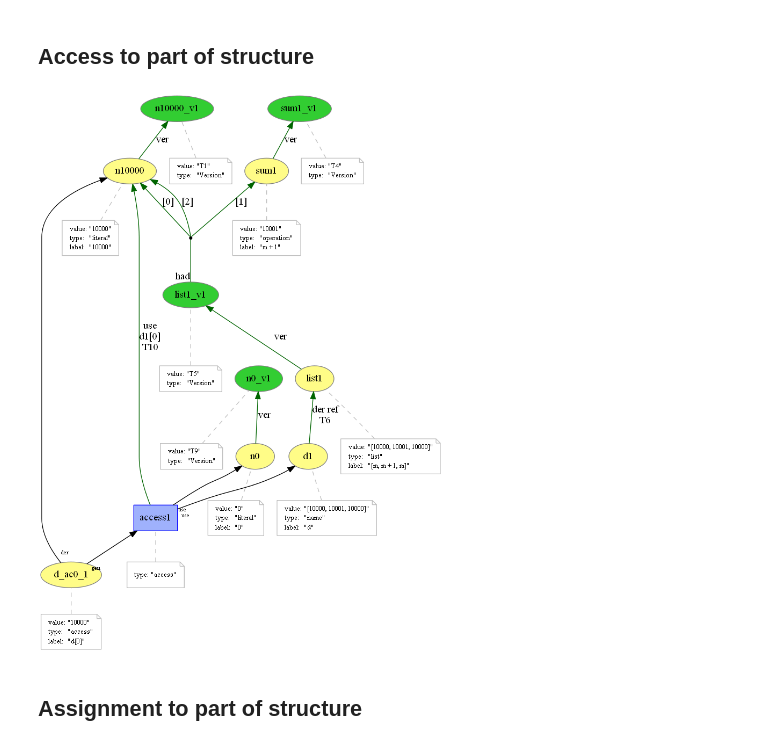
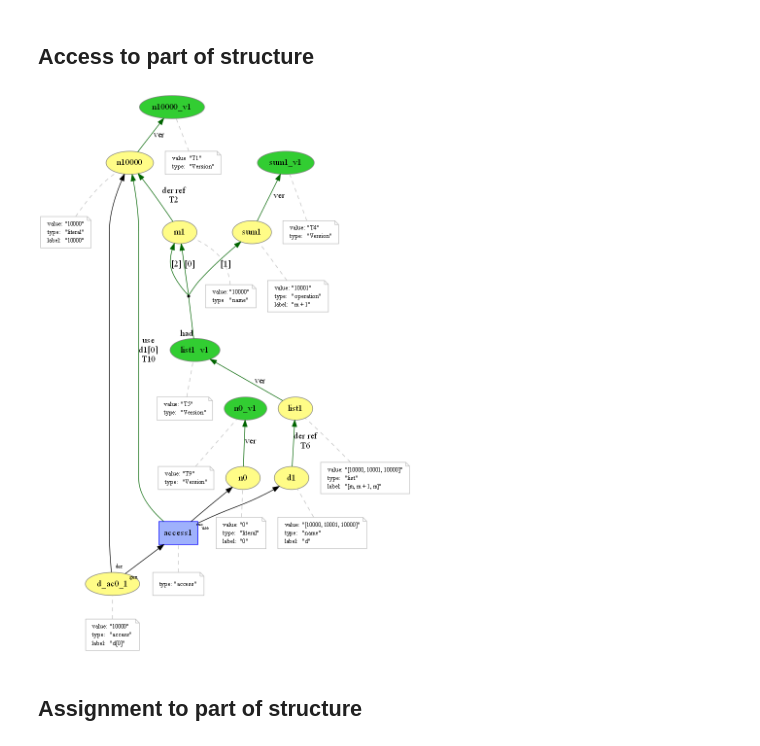
Before and after one commit to dew-uff/versioned-prov, a Jupyter notebook: notebooks/[Explicit-Versioned-PROV] Mapping.ipynb, the cells around one changed output. Cells and saved outputs as stored; diff of their text form; code cells hidden in the pictures.

```diff
--- a/notebooks/[Explicit-Versioned-PROV] Mapping.ipynb
+++ b/notebooks/[Explicit-Versioned-PROV] Mapping.ipynb
@@ -157,36 +157,38 @@ wasGeneratedBy(len_d1, len1, -)
 entity(n10000, [value="10000", type="literal", label="10000"])
 entity(n10000_v1, [value="T1", type="Version"])
 hadVersion(n10000, n10000_v1)
+entity(m1, [value="10000", type="name"])
+referenceDerivedFrom(m1, n10000, -, -, -, T2)
 
 entity(sum1, [value="10001", type="operation", label="m + 1"])
 entity(sum1_v1, [value="T4", type="Version"])
 hadVersion(sum1, sum1_v1)
 
 entity(list1, [value="[10000, 10001, 10000]", type="list", label="[m, m + 1, m]"])
 entity(list1_v1, [value="T5", type="Version"])
 hadVersion(list1, list1_v1)
-hadItems(list1_v1, {("0", n10000), ("1", sum1), ("2", n10000)})
+hadItems(list1_v1, {("0", m1), ("1", sum1), ("2", m1)})
 
 entity(d1, [value="[10000, 10001, 10000]", type="name", label="d"])
 referenceDerivedFrom(d1, list1, -, -, -, T6)
 
 
 //access
 entity(n0, [value="0", type="literal", label="0"])
 entity(n0_v1, [value="T9", type="Version"])
 hadVersion(n0, n0_v1)
 
 entity(d_ac0_1, [value="10000", type="access", label="d[0]"])
 
 
 activity(access1, [type="access"])
 used(access1, d1, -)
 used(access1, n0, -)
 usedPart(u9; access1, n10000, "0", d1, T10)
 wasGeneratedBy(g9; d_ac0_1, access1, -)
 wasDerivedFrom(d_ac0_1, n10000, access1, g9, u9)
 # %% [output]
-[figure, old version]
+[figure, new version]
 # %% [markdown]
 ## Assignment to part of structure
 # %%
```
Also changed, not shown: parts of 3 cells of this notebook, 47 other files.
